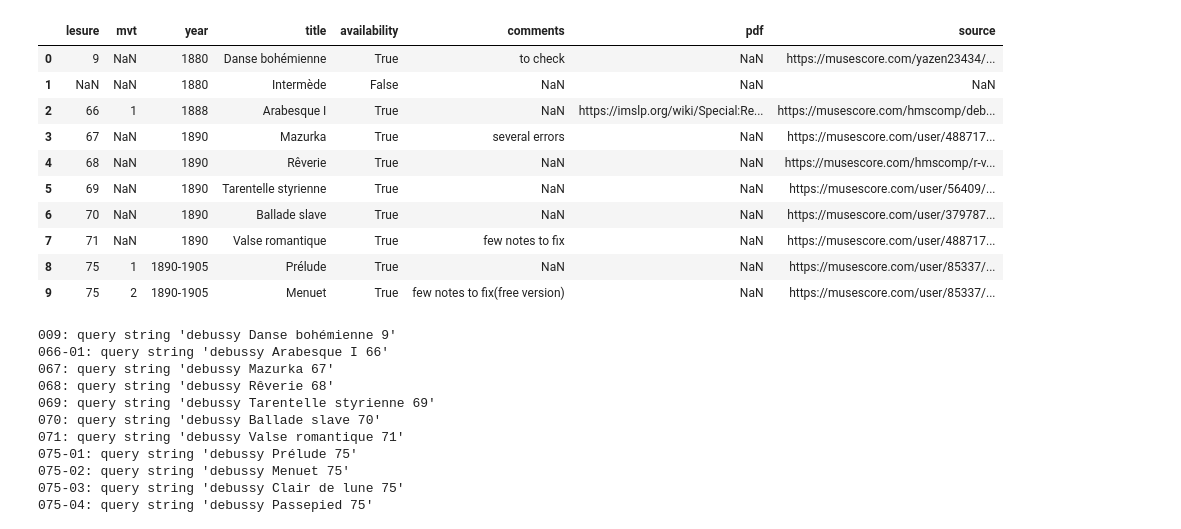
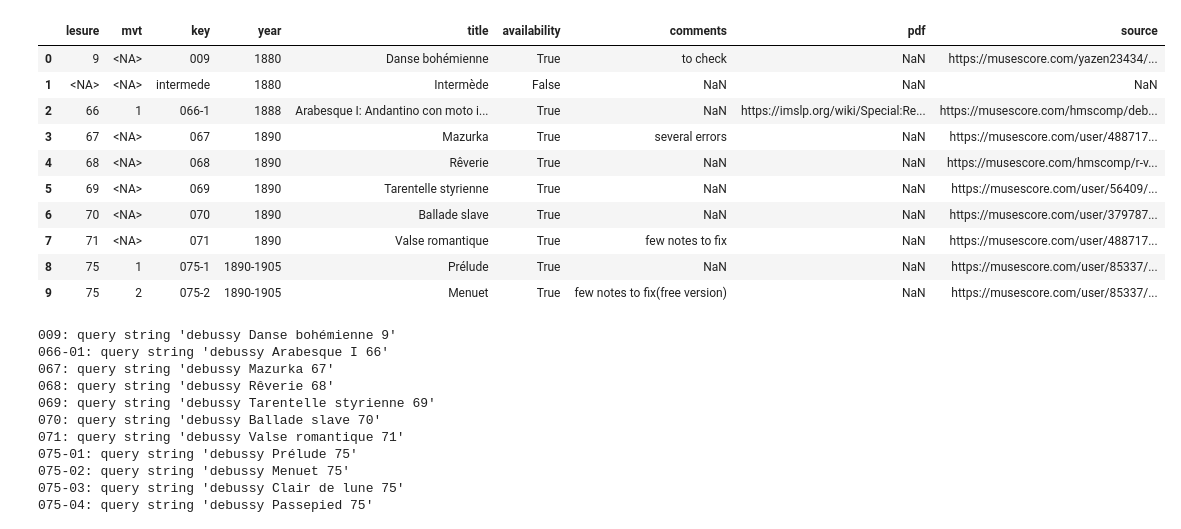
Before and after one commit to DCMLab/debussy, a Jupyter notebook: durations/spotify_durations.ipynb, the cells around one changed output. Drawn from its saved outputs; the diff is of its cells as text; code cells hidden in the pictures.

Commit message:
Adding keys to the pieces DataFrame right away; updated piano_solo.tsv

```diff
--- a/durations/spotify_durations.ipynb
+++ b/durations/spotify_durations.ipynb
@@ -1,32 +1,48 @@
 # %%
 import os, re, json
+from unidecode import unidecode
 import spotipy
 from spotipy.oauth2 import SpotifyClientCredentials
 import pandas as pd
 pd.set_option('display.max_rows', 500)
 pd.set_option('display.max_columns', 500)
+PIANO_SOLO_TSV = '220214_debussy_piano_solo.tsv'
 SEARCH_JSON = 'spotify_search_results.json'
 RESULT_JSON = 'spotify_tracks_data.json'
 # %%
-client_credentials_manager = SpotifyClientCredentials('---','---')
+def make_keys(lesure_col, mvt_col):
+    lesure_format =  '{:03d}'.format
+    mvt_format =  '{:02d}'.format
+    isna = lesure_col.isna()
+    lesure_col = lesure_col.apply(lesure_format)
+    mvt_col = mvt_col.copy()
+    mvt_col[mvt_col.notna()] = mvt_col.apply(mvt_format)
+    key = lesure_col + ('-' + mvt_col.astype('string')).fillna('')
+    key = key.where(~isna, pd.NA)
+    return key
+
+client_credentials_manager = SpotifyClientCredentials('5ee5f9cba29f454fabd7bb5316eff69e','0ebdedebbfd74122b9ab666ad6f346eb')
 sp = spotipy.Spotify(client_credentials_manager=client_credentials_manager)
-pieces = pd.read_csv('220202_debussy_piano_solo.tsv', sep='\t')
+pieces = pd.read_csv(PIANO_SOLO_TSV, sep='\t')
 pieces = pieces[pieces.title.notna()]
 lesure_regex = r"^L ?(?P<lesure>\d{1,3})(?:\/(?P<mvt>\d{1,2}))?$"
-pieces = pd.concat([pieces.L.str.extract(lesure_regex, expand=True), pieces.drop(columns='L')], axis=1)
+pieces = pd.concat([pieces.L.str.extract(lesure_regex, expand=True).astype('Int64'), pieces.drop(columns='L')], axis=1)
+key_col = make_keys(pieces.lesure, pieces.mvt)
+key_col.loc[key_col.isna()] = pieces.title.str.lower().apply(unidecode)
+pieces.insert(2, 'key', key_col)
 pieces.head(10)
 # %% [output]
-|  | lesure | mvt | year | title | availability | comments | pdf | source |
-| 0 | 9 | NaN | 1880 | Danse bohémienne | True | to check | NaN | https://musescore.com/yazen23434/... |
-| 1 | NaN | NaN | 1880 | Intermède | False | NaN | NaN | NaN |
-| 2 | 66 | 1 | 1888 | Arabesque I | True | NaN | https://imslp.org/wiki/Special:Re... | https://musescore.com/hmscomp/deb... |
-| 3 | 67 | NaN | 1890 | Mazurka | True | several errors | NaN | https://musescore.com/user/488717... |
-| 4 | 68 | NaN | 1890 | Rêverie | True | NaN | NaN | https://musescore.com/hmscomp/r-v... |
-| 5 | 69 | NaN | 1890 | Tarentelle styrienne | True | NaN | NaN | https://musescore.com/user/56409/... |
-| 6 | 70 | NaN | 1890 | Ballade slave | True | NaN | NaN | https://musescore.com/user/379787... |
-| 7 | 71 | NaN | 1890 | Valse romantique | True | few notes to fix | NaN | https://musescore.com/user/488717... |
-| 8 | 75 | 1 | 1890-1905 | Prélude | True | NaN | NaN | https://musescore.com/user/85337/... |
-| 9 | 75 | 2 | 1890-1905 | Menuet | True | few notes to fix(free version) | NaN | https://musescore.com/user/85337/... |
+|  | lesure | mvt | key | year | title | availability | comments | pdf | source |
+| 0 | 9 | <NA> | 009 | 1880 | Danse bohémienne | True | to check | NaN | https://musescore.com/yazen23434/... |
+| 1 | <NA> | <NA> | intermede | 1880 | Intermède | False | NaN | NaN | NaN |
+| 2 | 66 | 1 | 066-1 | 1888 | Arabesque I: Andantino con moto i... | True | NaN | https://imslp.org/wiki/Special:Re... | https://musescore.com/hmscomp/deb... |
+| 3 | 67 | <NA> | 067 | 1890 | Mazurka | True | several errors | NaN | https://musescore.com/user/488717... |
+| 4 | 68 | <NA> | 068 | 1890 | Rêverie | True | NaN | NaN | https://musescore.com/hmscomp/r-v... |
+| 5 | 69 | <NA> | 069 | 1890 | Tarentelle styrienne | True | NaN | NaN | https://musescore.com/user/56409/... |
+| 6 | 70 | <NA> | 070 | 1890 | Ballade slave | True | NaN | NaN | https://musescore.com/user/379787... |
+| 7 | 71 | <NA> | 071 | 1890 | Valse romantique | True | few notes to fix | NaN | https://musescore.com/user/488717... |
+| 8 | 75 | 1 | 075-1 | 1890-1905 | Prélude | True | NaN | NaN | https://musescore.com/user/85337/... |
+| 9 | 75 | 2 | 075-2 | 1890-1905 | Menuet | True | few notes to fix(free version) | NaN | https://musescore.com/user/85337/... |
 # %%
 if os.path.isfile(SEARCH_JSON):
     with open(SEARCH_JSON, 'r', encoding='utf-8') as f:
```
Also changed, not shown: 1 other file.
